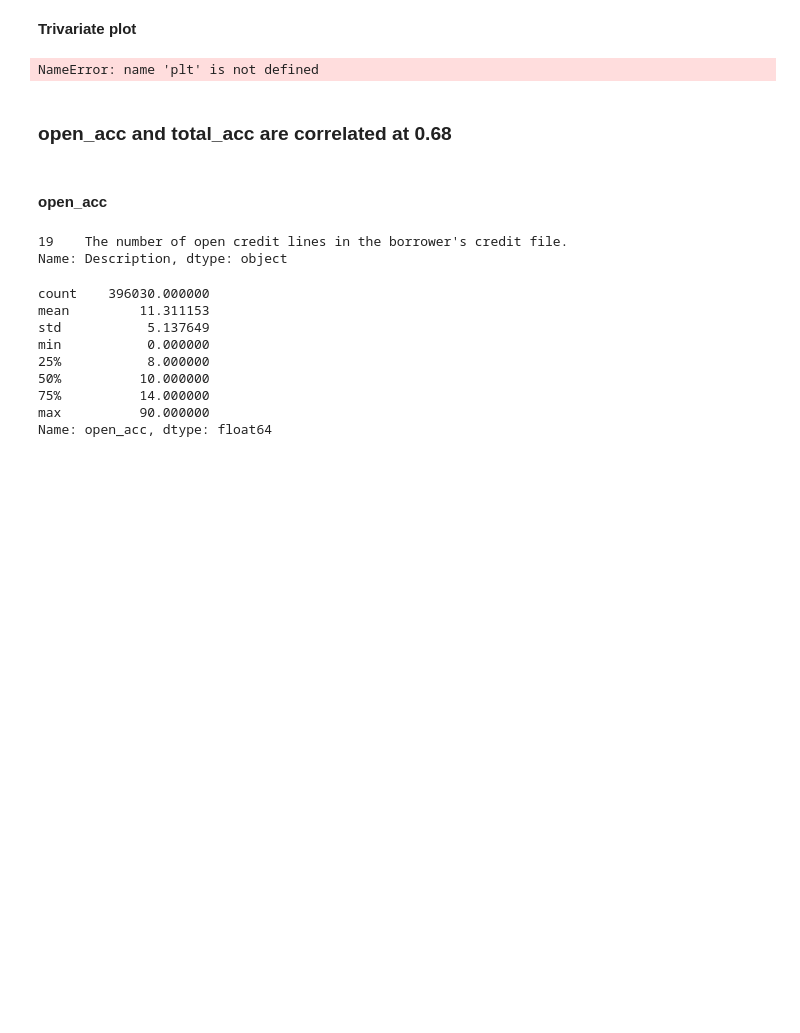
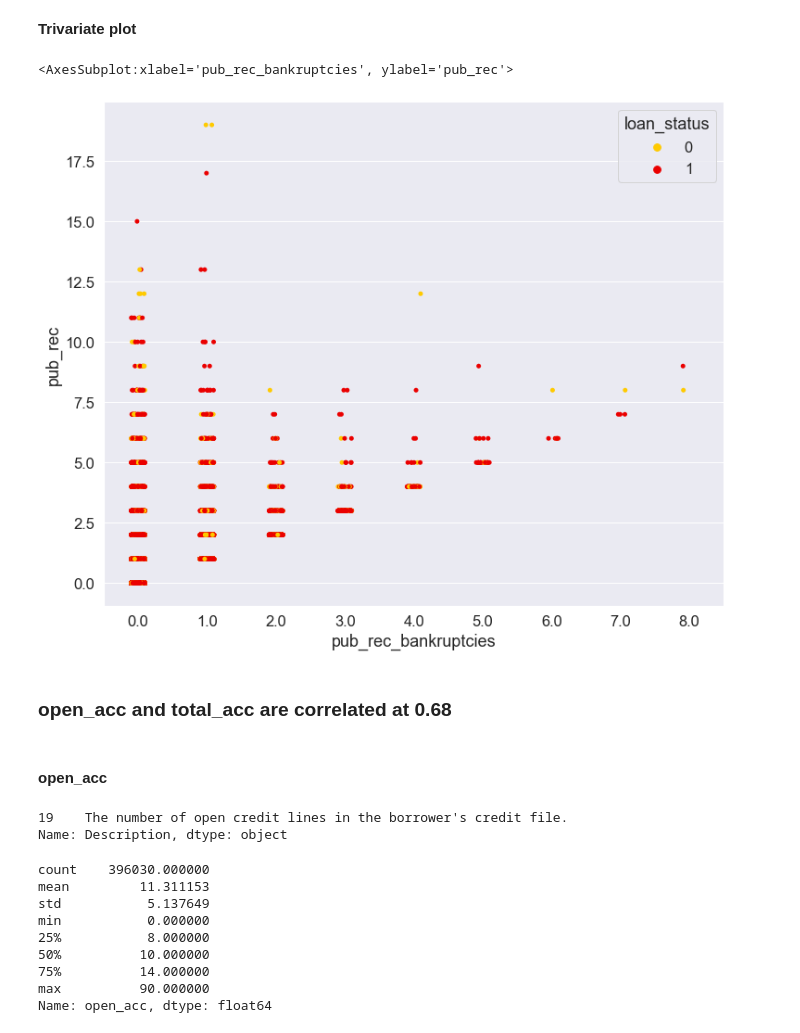
Before and after one commit to Ganesh4693/Lending-Club, a Jupyter notebook: lending.ipynb, the cells around one changed output. Drawn from its saved outputs; the diff is of its cells as text; code cells hidden in the pictures; blank space fills up the shorter version.

```diff
--- a/lending.ipynb
+++ b/lending.ipynb
@@ -410,9 +410,10 @@ sns.scatterplot(x='pub_rec_bankruptcies',y='pub_rec',data=data1[data1.pub_rec<4]
 **Trivariate plot**
 # %%
 plt.figure(figsize=(12,10))
-sns.scatterplot(x='pub_rec_bankruptcies',y='pub_rec',data=data1[data1.pub_rec<4],palette='hot_r',hue='loan_status')
+sns.stripplot(x='pub_rec_bankruptcies',y='pub_rec',data=data1[data1.pub_rec<20],palette='hot_r',hue='loan_status')
 # %% [output]
-NameError: name 'plt' is not defined
+<AxesSubplot:xlabel='pub_rec_bankruptcies', ylabel='pub_rec'>
+[figure, added]
 # %% [markdown]
 ### open_acc and total_acc are correlated at 0.68
 # %% [markdown]
```
Also changed, not shown: parts of 3 cells of this notebook.
